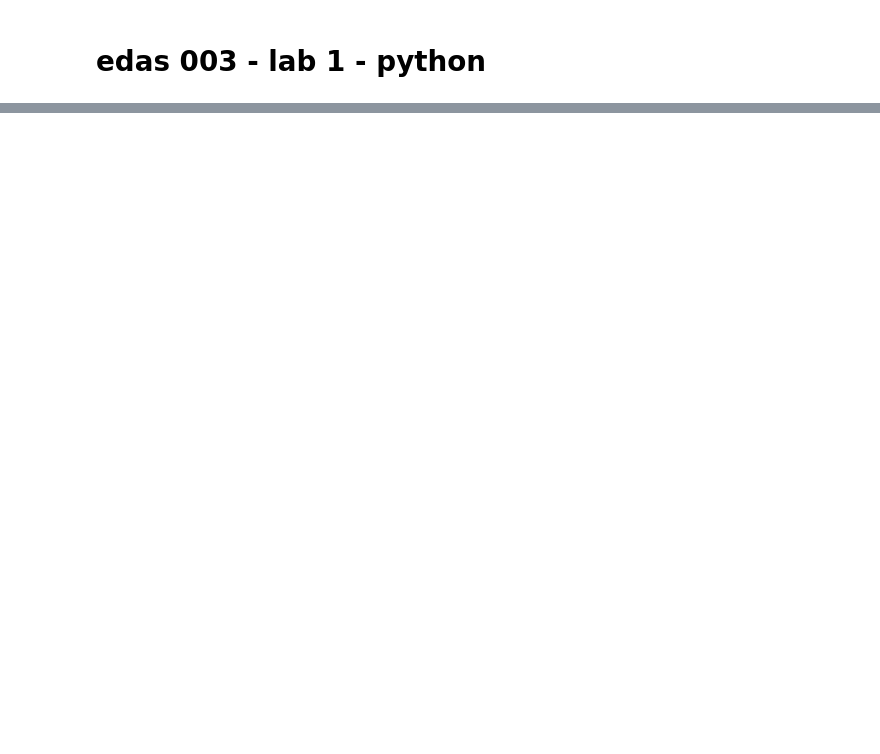
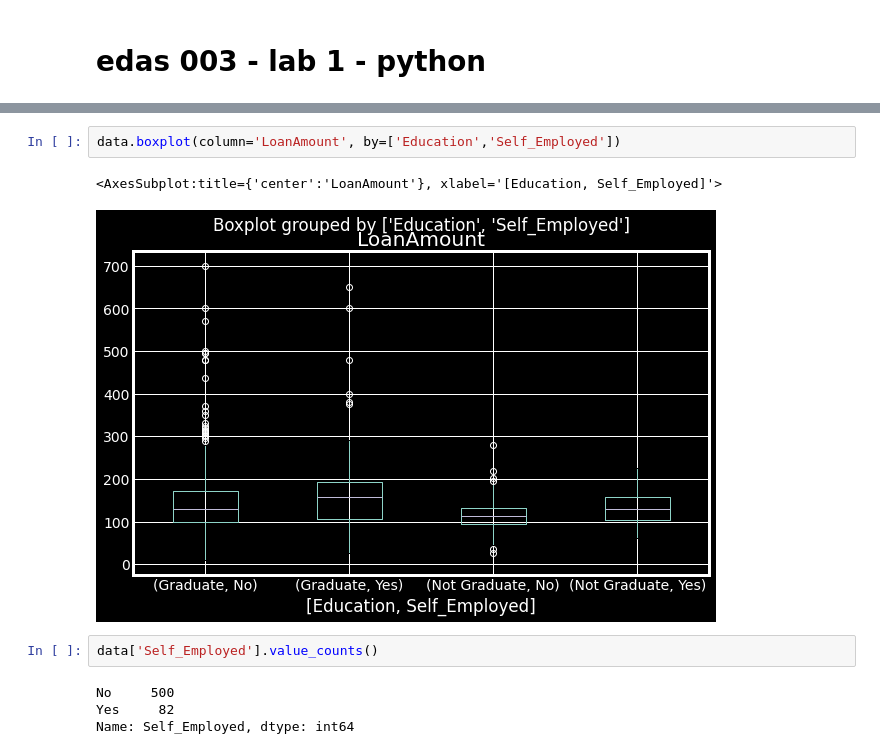
Before and after one commit to marcosbrigante/edas003, a Jupyter notebook: python/lab1-notebook.ipynb, the cells around one changed output, grey strips where cells are left out. Saved outputs shown, nothing was run; the diff lists cells and outputs as text; blank space fills up the shorter version.

```diff
--- a/python/lab1-notebook.ipynb
+++ b/python/lab1-notebook.ipynb
@@ -126,0 +96,11 @@ temp2.plot(kind='bar', ax=ax2)
+# %%
+data.boxplot(column='LoanAmount', by=['Education','Self_Employed'])
+# %% [output]
+<AxesSubplot:title={'center':'LoanAmount'}, xlabel='[Education, Self_Employed]'>
+[figure, added]
+# %%
+data['Self_Employed'].value_counts()
+# %% [output]
+No     500
+Yes     82
+Name: Self_Employed, dtype: int64
```
Also changed, not shown: parts of 24 cells of this notebook, 5 other files.
